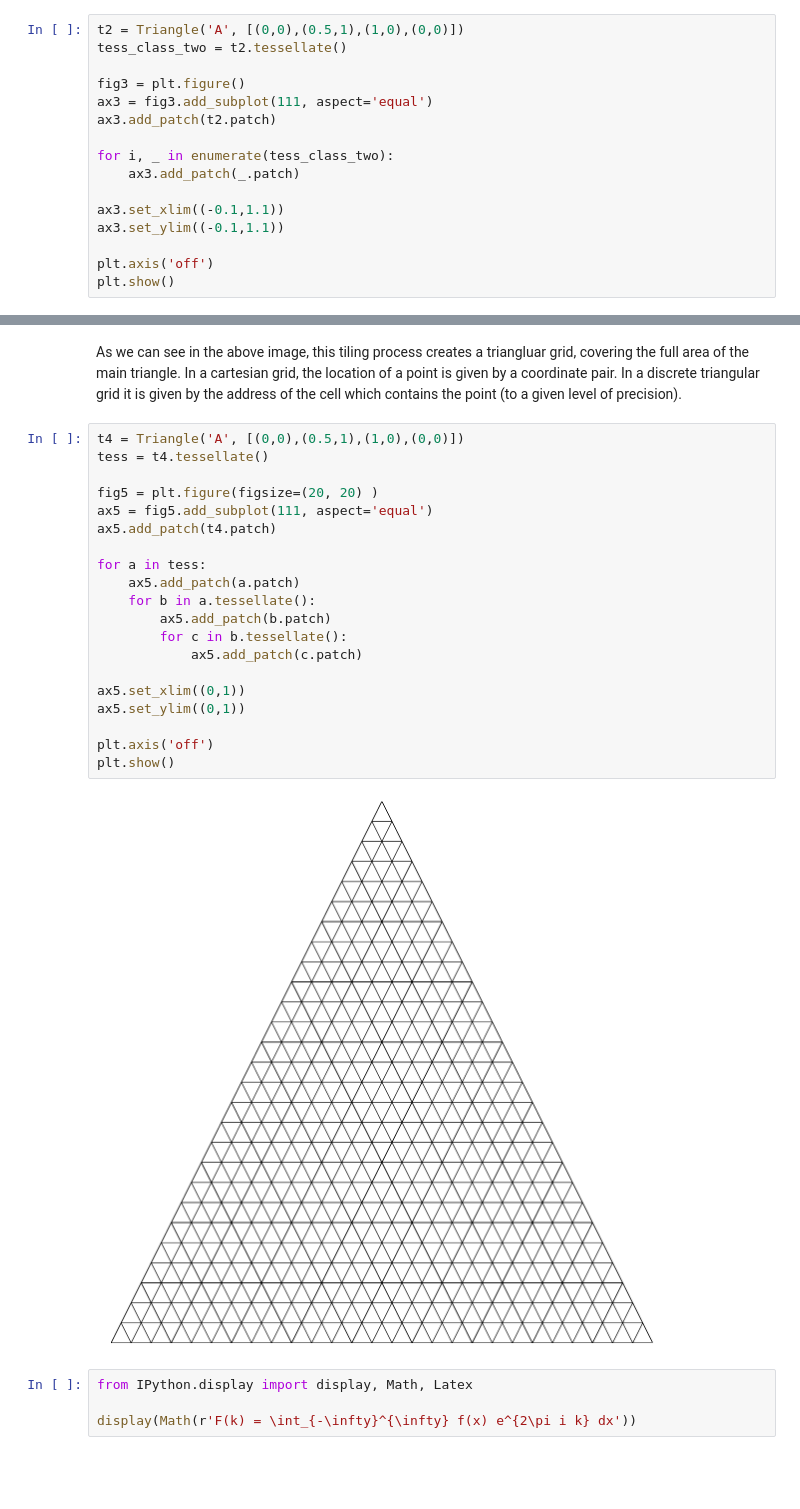
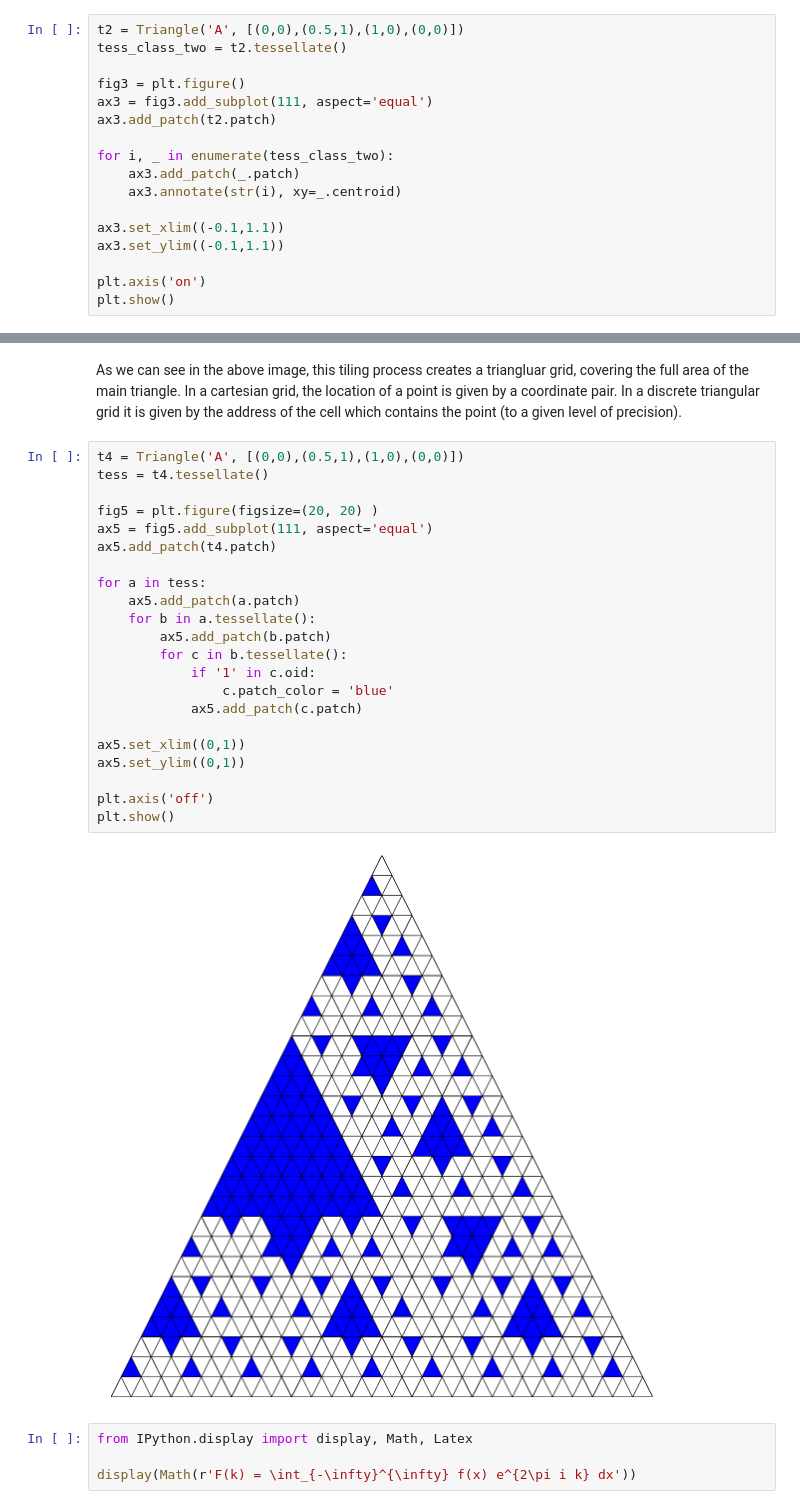
Before and after one commit to data-navigator/dggs, a Jupyter notebook: notebooks/Exploring Discrete Global Grid Systems.ipynb, the cells around one changed output, grey strips where cells are left out. Cells and saved outputs as stored; diff of their text form; blank space fills up the shorter version.

```diff
--- a/notebooks/Exploring Discrete Global Grid Systems.ipynb
+++ b/notebooks/Exploring Discrete Global Grid Systems.ipynb
@@ -116,10 +84,11 @@ ax3.add_patch(t2.patch)
 
 for i, _ in enumerate(tess_class_two):
     ax3.add_patch(_.patch)
+    ax3.annotate(str(i), xy=_.centroid)
 
 ax3.set_xlim((-0.1,1.1))
 ax3.set_ylim((-0.1,1.1))
 
-plt.axis('off')
+plt.axis('on')
 plt.show()
 # %% [output]
@@ -154,25 +123,27 @@ As we can see in the above image, this tiling process creates a triangluar grid,
 # %%
 t4 = Triangle('A', [(0,0),(0.5,1),(1,0),(0,0)])
 tess = t4.tessellate()
 
 fig5 = plt.figure(figsize=(20, 20) )
 ax5 = fig5.add_subplot(111, aspect='equal')
 ax5.add_patch(t4.patch)
 
 for a in tess:
     ax5.add_patch(a.patch)
     for b in a.tessellate():
         ax5.add_patch(b.patch)
         for c in b.tessellate():
+            if '1' in c.oid:
+                c.patch_color = 'blue'
             ax5.add_patch(c.patch)
 
 ax5.set_xlim((0,1))
 ax5.set_ylim((0,1))
 
 plt.axis('off')
 plt.show()
 # %% [output]
-[figure, old version]
+[figure, new version]
 # %%
 from IPython.display import display, Math, Latex
 
```
Also changed, not shown: parts of 3 cells of this notebook.
